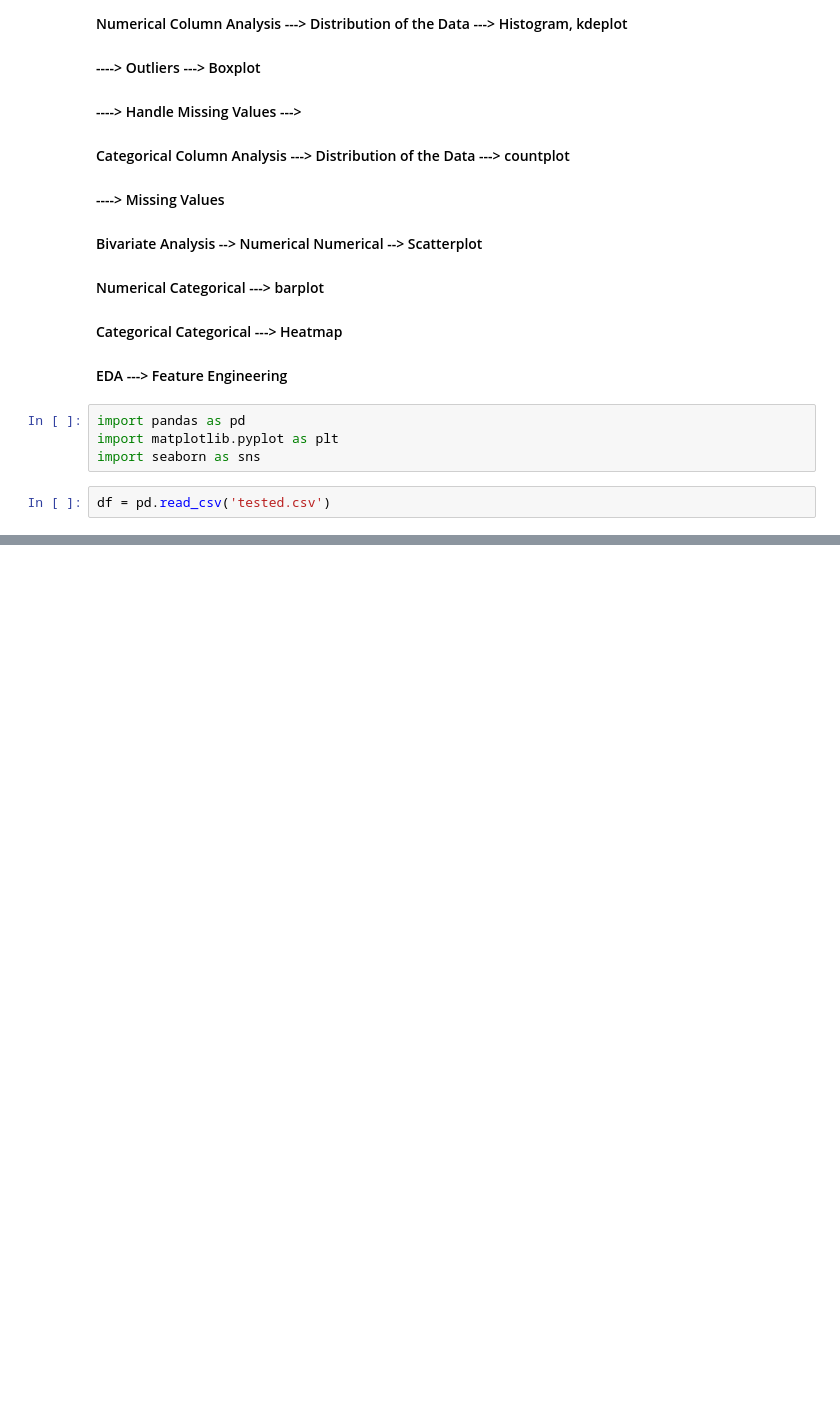
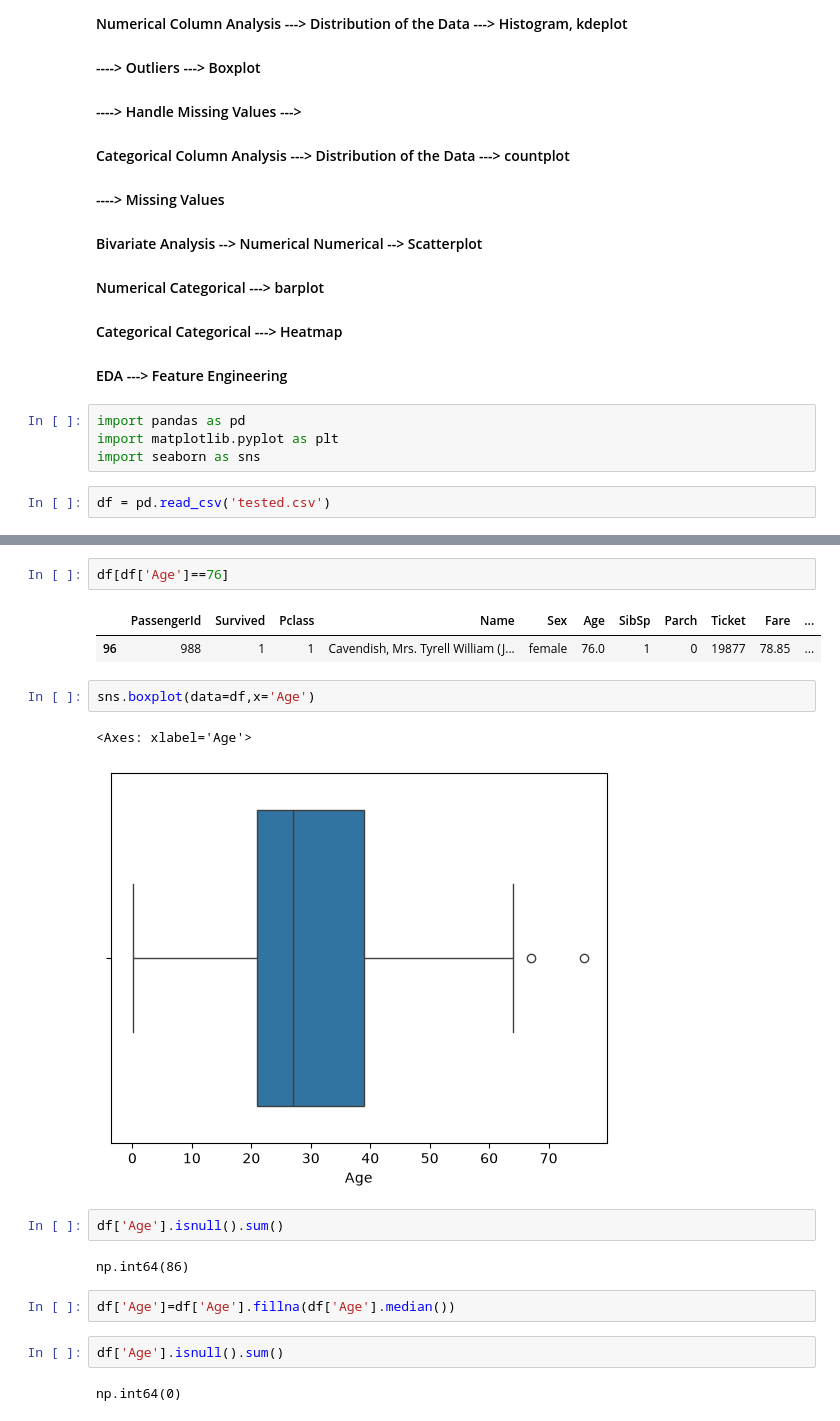
Before and after one commit to AbhishekKumarVerma2356/ML_Exploratory_Data_Analysis_Steps, a Jupyter notebook: eda.ipynb, the cells around one changed output, grey strips where cells are left out. Cells and saved outputs as stored; diff of their text form; blank space fills up the shorter version.

Commit message:
data & plot

```diff
--- a/eda.ipynb
+++ b/eda.ipynb
@@ -34,0 +51,20 @@ df.head()
+# %%
+df[df['Age']==76]
+# %% [output]
+|  | PassengerId | Survived | Pclass | Name | Sex | Age | SibSp | Parch | Ticket | Fare | ... |
+| 96 | 988 | 1 | 1 | Cavendish, Mrs. Tyrell William (J... | female | 76.0 | 1 | 0 | 19877 | 78.85 | ... |
+# %%
+sns.boxplot(data=df,x='Age')
+# %% [output]
+<Axes: xlabel='Age'>
+[figure, added]
+# %%
+df['Age'].isnull().sum()
+# %% [output]
+np.int64(86)
+# %%
+df['Age']=df['Age'].fillna(df['Age'].median())
+# %%
+df['Age'].isnull().sum()
+# %% [output]
+np.int64(0)
```
Also changed, not shown: parts of 34 cells of this notebook.
